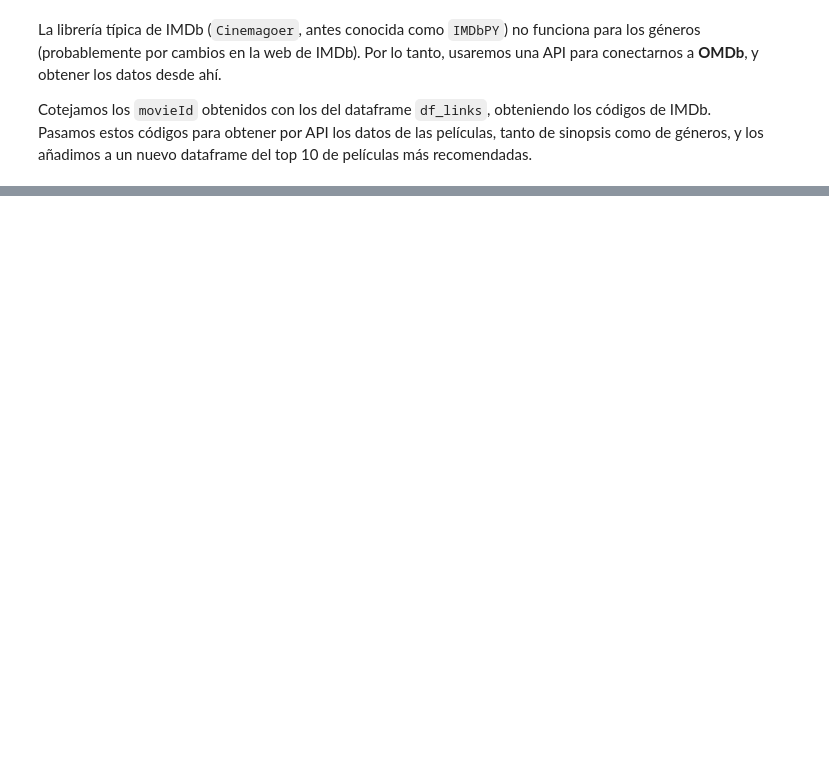
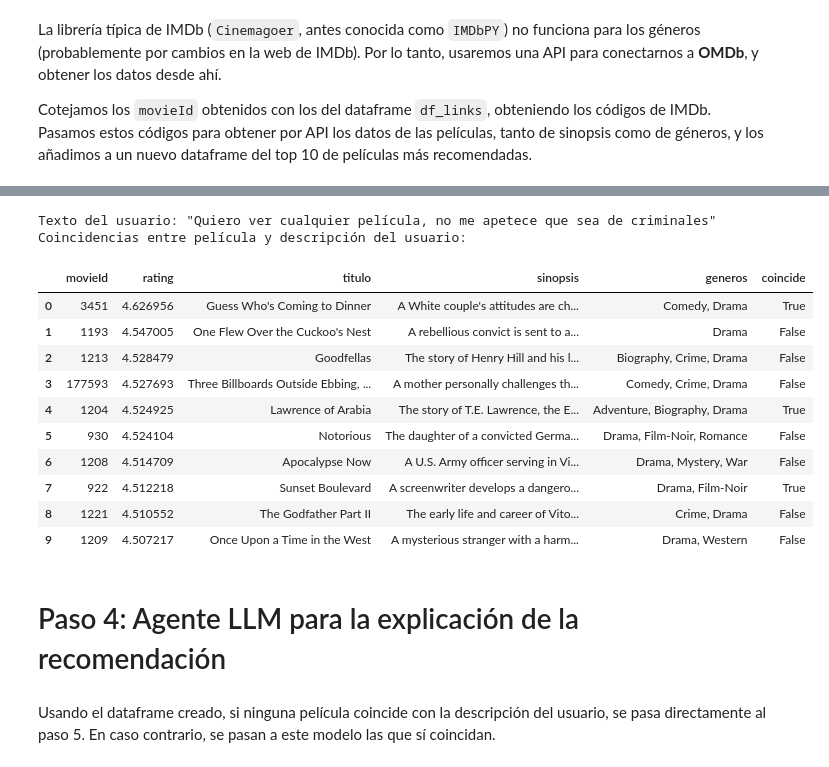
Before and after one commit to JorgeGM8/recomendador-peliculas, a Jupyter notebook: Practica_M5.ipynb, the cells around one changed output, grey strips where cells are left out. Saved outputs shown, nothing was run; the diff lists cells and outputs as text; code cells hidden in the pictures; blank space fills up the shorter version.

Commit message:
Creation of first LLM to match user description and movies

```diff
--- a/Practica_M5.ipynb
+++ b/Practica_M5.ipynb
@@ -79,13 +79,18 @@ SYS_PATH = os.getenv('SYS_PATH')
 if SYS_PATH:
     sys.path.append(SYS_PATH)
     from utils.model_functions import MatrixFactorization,\
-        codificar_usuario, descodificar_usuario, codificar_pelicula, descodificar_pelicula
+        codificar_usuario, descodificar_usuario, codificar_pelicula, descodificar_pelicula, \
+        revisar_match_llm_1
 else:
     warnings.warn('SYS_PATH no está presente en archivo .env, es posible que no se importen funciones definidas por el usuario.', UserWarning)
 
-API_KEY = os.getenv('API_KEY')
-if not API_KEY:
-    warnings.warn('API_KEY no está presente en archivo .env, no podrán obtenerse datos de IMDb.', UserWarning)
+OMDB_API_KEY = os.getenv('OMDB_API_KEY')
+if not OMDB_API_KEY:
+    warnings.warn('OMDB_API_KEY no está presente en archivo .env, no podrán obtenerse datos de IMDb.', UserWarning)
+
+GROQ_API_KEY = os.getenv('GROQ_API_KEY')
+if not GROQ_API_KEY:
+    warnings.warn('GROQ_API_KEY no está presente en archivo .env, no podrán utilizarse los LLM.', UserWarning)
 
 # Análisis de datos
 import pandas as pd
@@ -559,0 +526,37 @@ df_predicciones_top
+# %%
+MODEL_NAME = 'llama-3.3-70b-versatile'
+
+coincide = []
+for i in range(len(df_predicciones_top)):
+    pelicula = df_predicciones_top.iloc[i]
+
+    respuesta = revisar_match_llm_1(texto, pelicula, GROQ_API_KEY, MODEL_NAME)
+
+    if respuesta in ['Sí', 'Si', 'Sí.', 'Si.']:
+        coincide.append(True)
+    else:
+        coincide.append(False)
+
+df_predicciones_top['coincide'] = coincide
+
+print(f'Texto del usuario: "{texto}"')
+print('\nCoincidencias entre película y descripción del usuario:')
+df_predicciones_top
+# %% [output]
+Texto del usuario: "Quiero ver cualquier película, no me apetece que sea de criminales"
+Coincidencias entre película y descripción del usuario:
+|  | movieId | rating | titulo | sinopsis | generos | coincide |
+| 0 | 3451 | 4.626956 | Guess Who's Coming to Dinner | A White couple's attitudes are ch... | Comedy, Drama | True |
+| 1 | 1193 | 4.547005 | One Flew Over the Cuckoo's Nest | A rebellious convict is sent to a... | Drama | False |
+| 2 | 1213 | 4.528479 | Goodfellas | The story of Henry Hill and his l... | Biography, Crime, Drama | False |
+| 3 | 177593 | 4.527693 | Three Billboards Outside Ebbing, ... | A mother personally challenges th... | Comedy, Crime, Drama | False |
+| 4 | 1204 | 4.524925 | Lawrence of Arabia | The story of T.E. Lawrence, the E... | Adventure, Biography, Drama | True |
+| 5 | 930 | 4.524104 | Notorious | The daughter of a convicted Germa... | Drama, Film-Noir, Romance | False |
+| 6 | 1208 | 4.514709 | Apocalypse Now | A U.S. Army officer serving in Vi... | Drama, Mystery, War | False |
+| 7 | 922 | 4.512218 | Sunset Boulevard | A screenwriter develops a dangero... | Drama, Film-Noir | True |
+| 8 | 1221 | 4.510552 | The Godfather Part II | The early life and career of Vito... | Crime, Drama | False |
+| 9 | 1209 | 4.507217 | Once Upon a Time in the West | A mysterious stranger with a harm... | Drama, Western | False |
+# %% [markdown]
+# Paso 4: Agente LLM para la explicación de la recomendación
+# %% [markdown]
+Usando el dataframe creado, si ninguna película coincide con la descripción del usuario, se pasa directamente al paso 5. En caso contrario, se pasan a este modelo las que sí coincidan.
```
Also changed, not shown: parts of 11 cells of this notebook, 3 other files.
